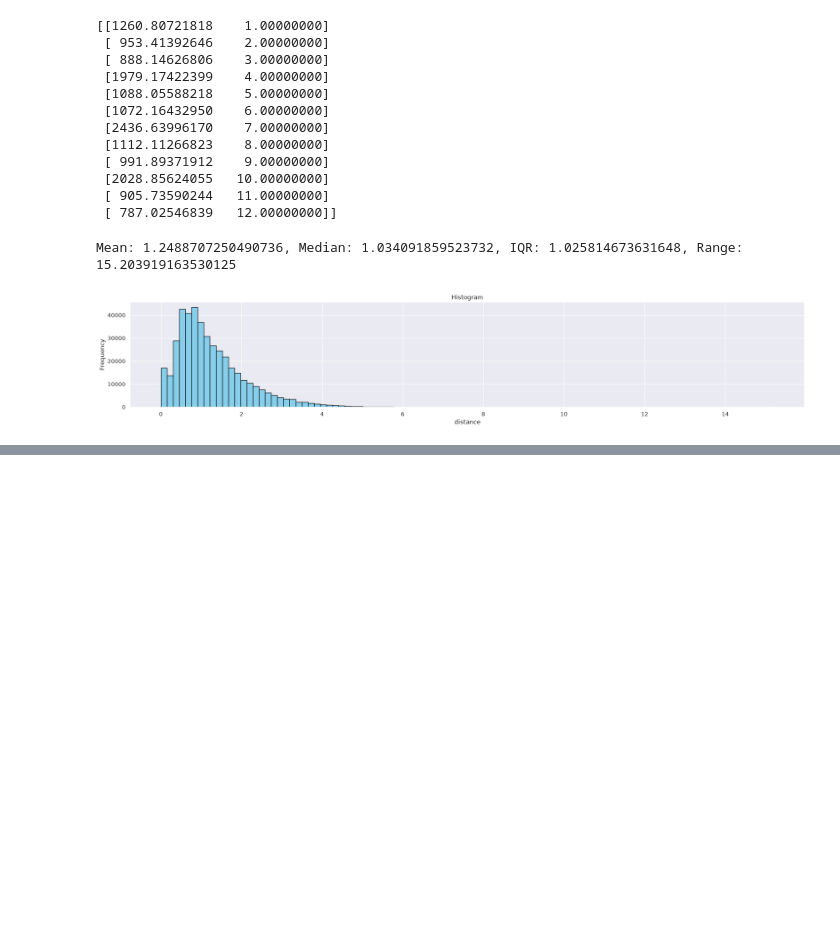
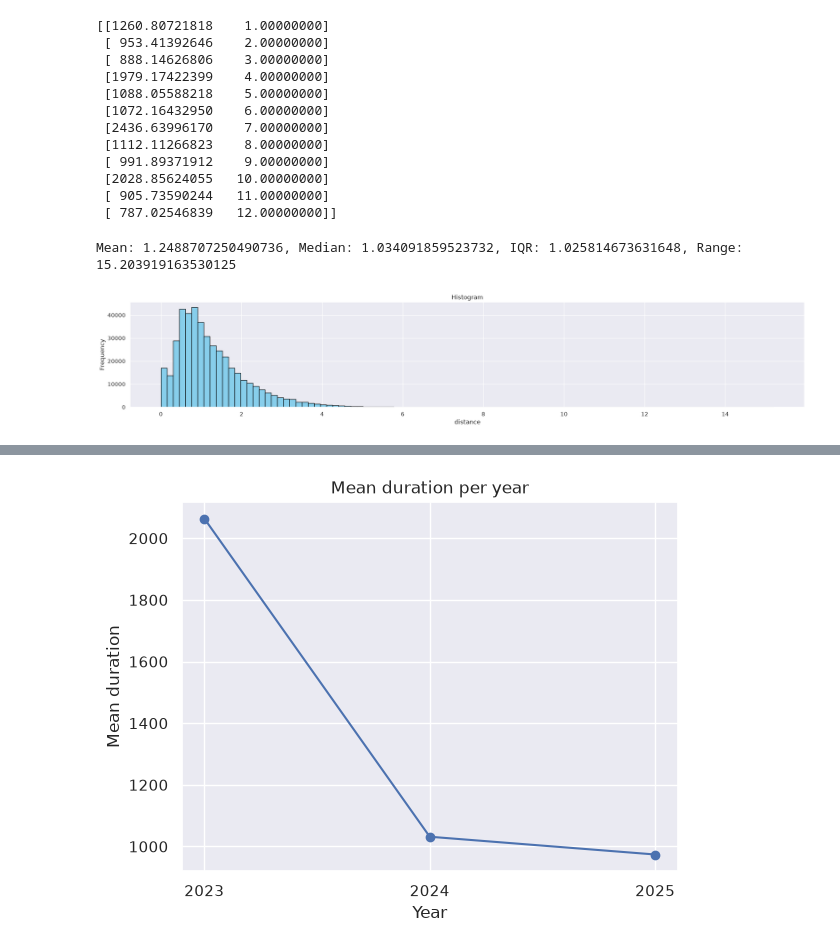
Before and after one commit to huck1ns/BlueBike_DS_Project, a Jupyter notebook: BlueBike_Notebook.ipynb, the cells around one changed output, grey strips where cells are left out. Cells and saved outputs as stored; diff of their text form; code cells hidden in the pictures; blank space fills up the shorter version.

```diff
--- a/BlueBike_Notebook.ipynb
+++ b/BlueBike_Notebook.ipynb
@@ -28,6 +26,7 @@ for file in file_list:
 
     df_list.append(df)
 
+combined = pd.concat(df_list, ignore_index=True)
 print(len(df_list))
 # %% [output]
 12
@@ -107,0 +118,14 @@ Mean: 1.2488707250490736, Median: 1.034091859523732, IQR: 1.025814673631648, Ran
+# %%
+dur_by_year = combined.groupby("year")["tripduration"].apply(np.array)
+
+years = dur_by_year.index.to_numpy()
+means = np.array([np.mean(a) for a in dur_by_year])
+
+plt.plot(years, means, marker="o")
+plt.xlabel("Year")
+plt.ylabel("Mean duration")
+plt.title("Mean duration per year")
+plt.xticks(np.arange(2023,  2025+ 1, 1))
+plt.show()
+# %% [output]
+[figure, added]
```
Also changed, not shown: parts of 3 cells of this notebook.
